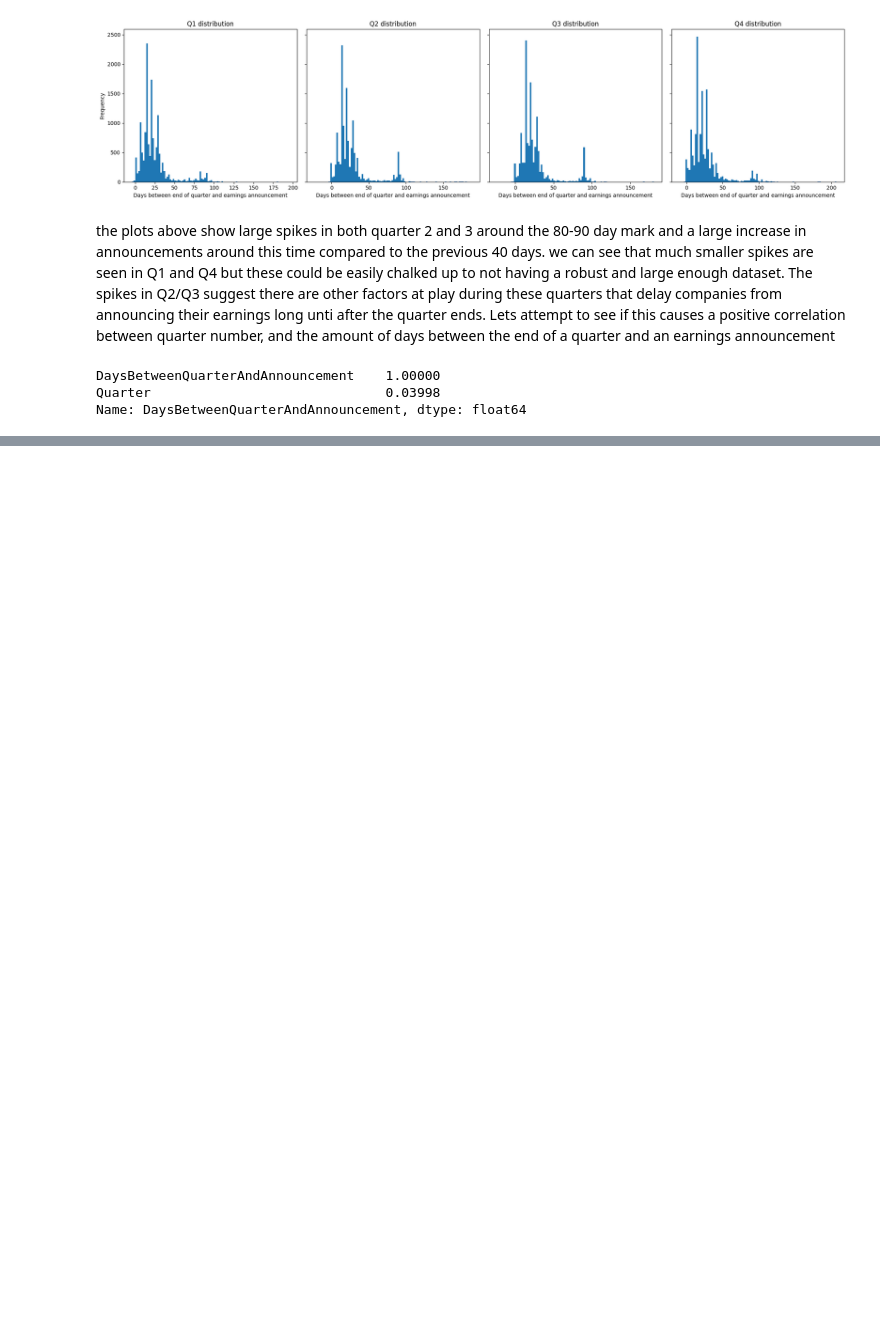
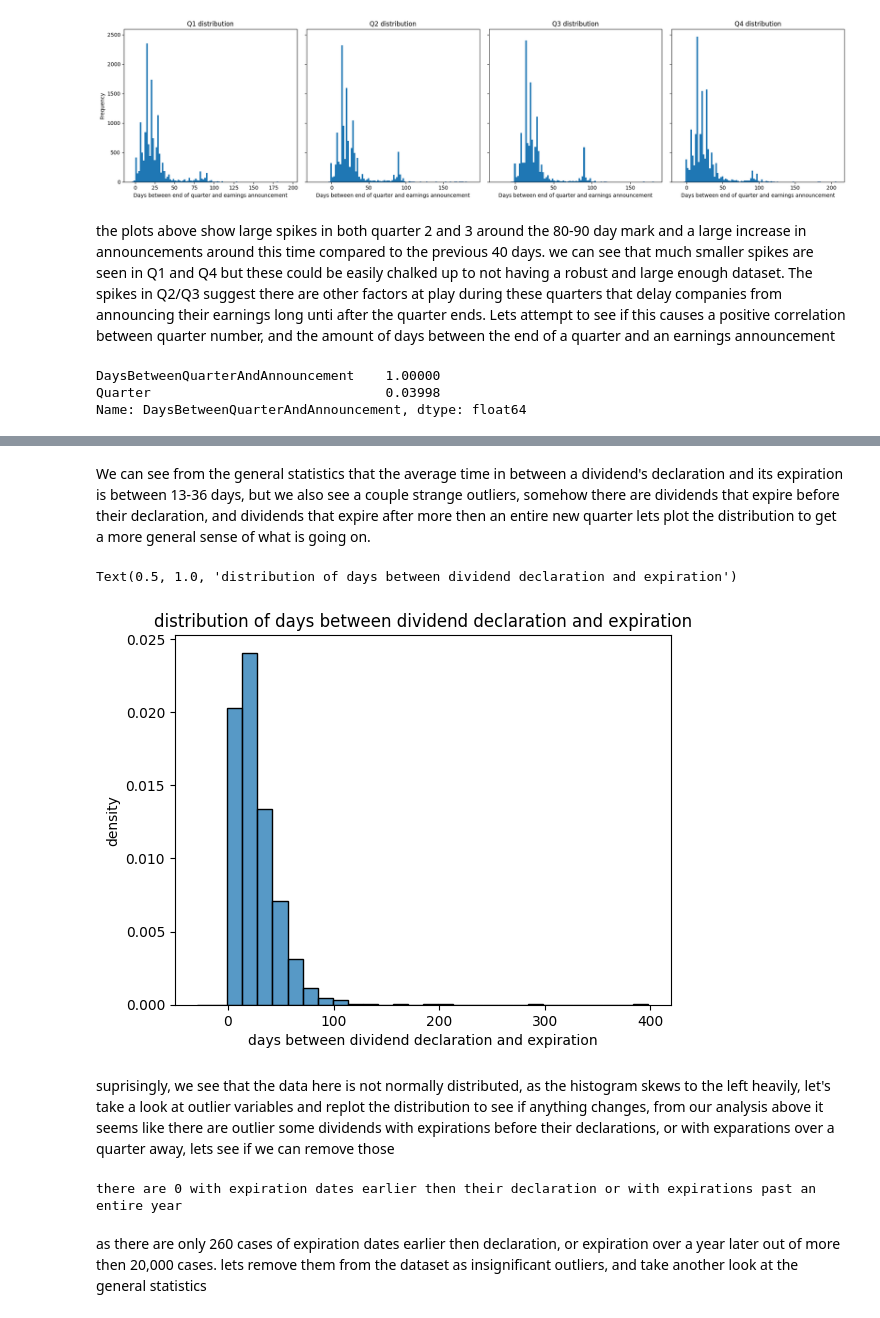
Before and after one commit to Barak-Horowitz/Walleye-Capital-Case-Study, a Jupyter notebook: dividendPrediction.ipynb, the cells around one changed output, grey strips where cells are left out. Drawn from its saved outputs; the diff is of its cells as text; code cells hidden in the pictures; blank space fills up the shorter version.

```diff
--- a/dividendPrediction.ipynb
+++ b/dividendPrediction.ipynb
@@ -329,0 +333,7 @@ the correlation coefficiant is around 0.04 suggesting little to no correlation b
+# %%
+# calculating the number of days between all dividend declaration and dividend expirations
+cleaned_dividend_df['DaysBetweenDivDecAndEx'] = (
+    cleaned_dividend_df['DividendExDate'] - cleaned_dividend_df['DividendDeclarationDate']
+).dt.days
+# taking a look at the general statistics
+cleaned_dividend_df['DaysBetweenDivDecAndEx'].describe()
@@ -329,0 +355,22 @@ the correlation coefficiant is around 0.04 suggesting little to no correlation b
+# %% [markdown]
+We can see from the general statistics that the average time in between a dividend's declaration and its expiration is between 13-36 days, but we also see a couple strange outliers, somehow there are dividends that expire before their declaration, and dividends that expire after more then an entire new quarter lets plot the distribution to get a more general sense of what is going on.
+# %%
+# plotting distribution of days between dividend declaration and expiration
+num_bins = 30
+sns.histplot(data=cleaned_dividend_df, x='DaysBetweenDivDecAndEx', bins=num_bins, stat="density")
+plt.xlabel('days between dividend declaration and expiration')
+plt.ylabel('density')
+plt.title('distribution of days between dividend declaration and expiration')
+# %% [output]
+Text(0.5, 1.0, 'distribution of days between dividend declaration and expiration')
+[figure, added]
+# %% [markdown]
+suprisingly, we see that the data here is not normally distributed, as the histogram skews to the left heavily, let's take a look at outlier variables and replot the distribution to see if anything changes, from our analysis above it seems like there are outlier some dividends with expirations before their declarations, or with exparations over a quarter away, lets see if we can remove those
+# %%
+invalid_dividends_df = cleaned_dividend_df[(cleaned_dividend_df['DaysBetweenDivDecAndEx'] < 0) | (cleaned_dividend_df['DaysBetweenDivDecAndEx'] >= 100)]
+num_invalid_dividends = invalid_dividends_df.shape[0]
+print(f"there are {num_invalid_dividends} with expiration dates earlier then their declaration or with expirations past an entire year")
+# %% [output]
+there are 0 with expiration dates earlier then their declaration or with expirations past an entire year
+# %% [markdown]
+as there are only 260 cases of expiration dates earlier then declaration, or expiration over a year later out of more then 20,000 cases. lets remove them from the dataset as insignificant outliers, and take another look at the general statistics
```
Also changed, not shown: parts of 28 cells of this notebook.
